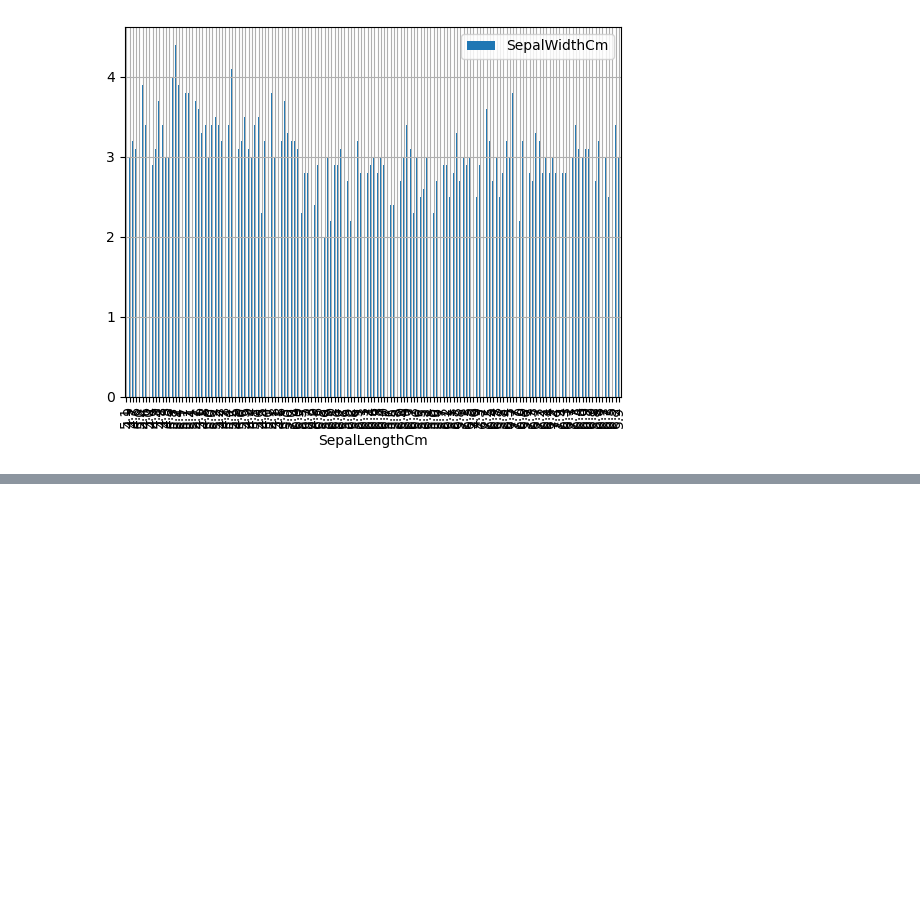
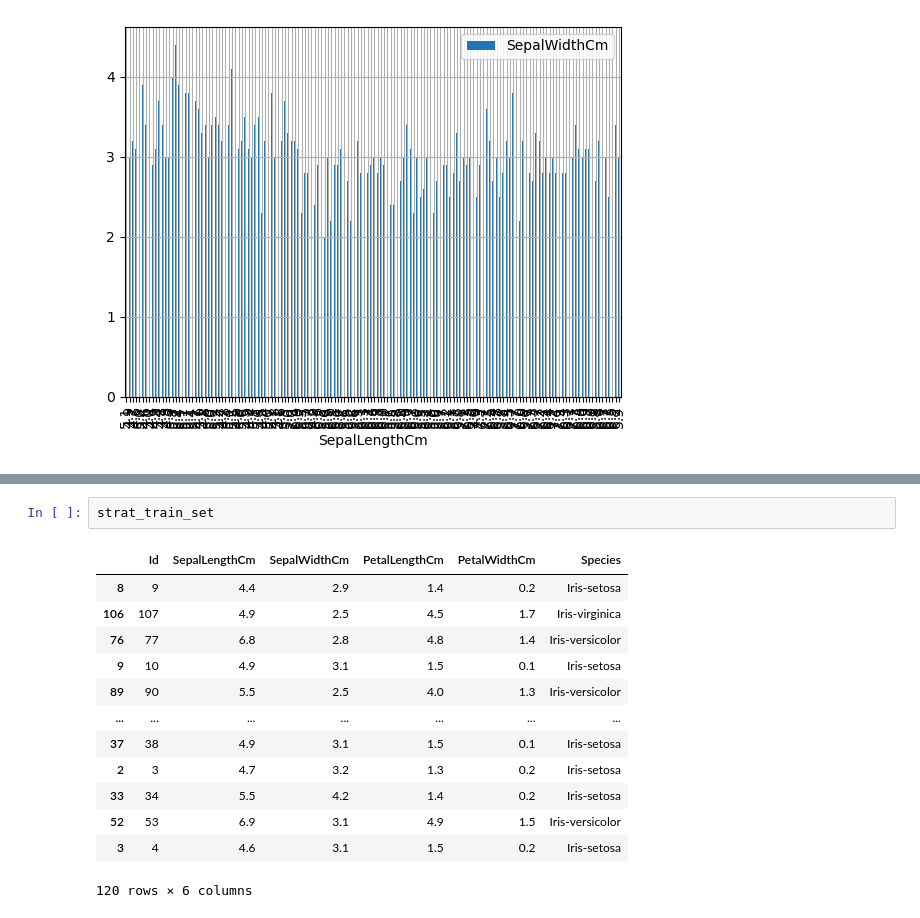
Before and after one commit to IndoKris/Data-Science, a Jupyter notebook: Machine Learning/Scikit-Learn/Scikit-Learn.ipynb, the cells around one changed output, grey strips where cells are left out. Drawn from its saved outputs; the diff is of its cells as text; blank space fills up the shorter version.

```diff
--- a/Machine Learning/Scikit-Learn/Scikit-Learn.ipynb
+++ b/Machine Learning/Scikit-Learn/Scikit-Learn.ipynb
@@ -117,0 +127,16 @@ df.plot(kind='bar', x = 'SepalLengthCm', y='SepalWidthCm', grid="True")
+# %%
+strat_train_set
+# %% [output]
+|  | Id | SepalLengthCm | SepalWidthCm | PetalLengthCm | PetalWidthCm | Species |
+| 8 | 9 | 4.4 | 2.9 | 1.4 | 0.2 | Iris-setosa |
+| 106 | 107 | 4.9 | 2.5 | 4.5 | 1.7 | Iris-virginica |
+| 76 | 77 | 6.8 | 2.8 | 4.8 | 1.4 | Iris-versicolor |
+| 9 | 10 | 4.9 | 3.1 | 1.5 | 0.1 | Iris-setosa |
+| 89 | 90 | 5.5 | 2.5 | 4.0 | 1.3 | Iris-versicolor |
+| ... | ... | ... | ... | ... | ... | ... |
+| 37 | 38 | 4.9 | 3.1 | 1.5 | 0.1 | Iris-setosa |
+| 2 | 3 | 4.7 | 3.2 | 1.3 | 0.2 | Iris-setosa |
+| 33 | 34 | 5.5 | 4.2 | 1.4 | 0.2 | Iris-setosa |
+| 52 | 53 | 6.9 | 3.1 | 4.9 | 1.5 | Iris-versicolor |
+| 3 | 4 | 4.6 | 3.1 | 1.5 | 0.2 | Iris-setosa |
+120 rows × 6 columns
```
Also changed, not shown: parts of 11 cells of this notebook, 1 other file.
